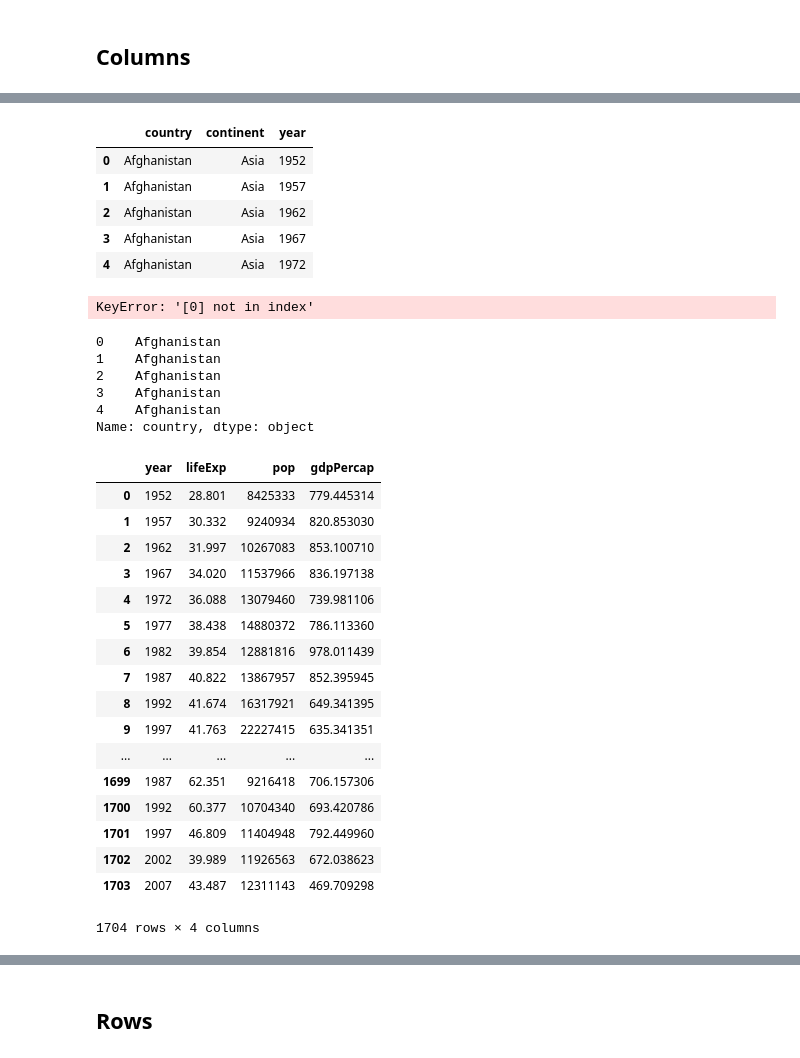
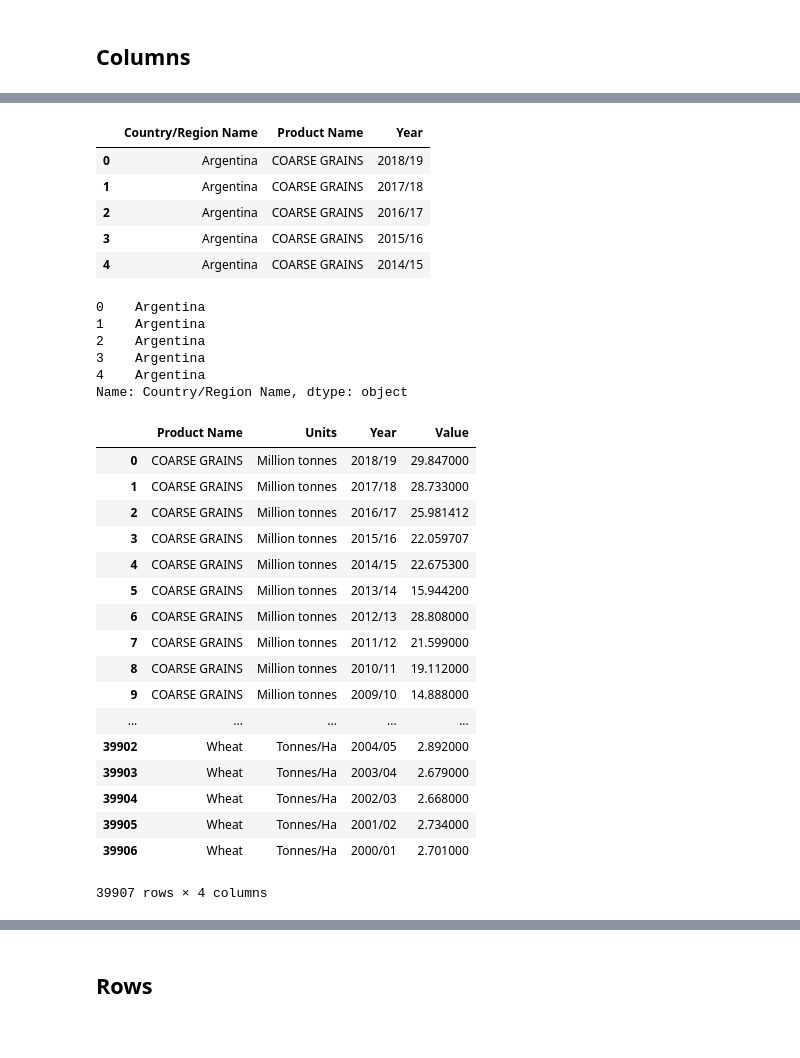
Before and after one commit to LaGuer/scipy-2017-tutorial-pandas, a Jupyter notebook: 01-notes/01-pandas_intro.ipynb, the cells around one changed output, grey strips where cells are left out. Saved outputs shown, nothing was run; the diff lists cells and outputs as text; code cells hidden in the pictures.

```diff
--- a/01-notes/01-pandas_intro.ipynb
+++ b/01-notes/01-pandas_intro.ipynb
@@ -138,59 +158,57 @@ Name: country, dtype: object
 # %%
 # subset multiple columns
-df[['Country/Region Name', 'SUBJECT', 'TIME']].head()
+df[['Country/Region Name', 'Product Name', 'Year']].head()
 # %% [output]
-|  | country | continent | year |
-| 0 | Afghanistan | Asia | 1952 |
-| 1 | Afghanistan | Asia | 1957 |
-| 2 | Afghanistan | Asia | 1962 |
-| 3 | Afghanistan | Asia | 1967 |
-| 4 | Afghanistan | Asia | 1972 |
+|  | Country/Region Name | Product Name | Year |
+| 0 | Argentina | COARSE GRAINS | 2018/19 |
+| 1 | Argentina | COARSE GRAINS | 2017/18 |
+| 2 | Argentina | COARSE GRAINS | 2016/17 |
+| 3 | Argentina | COARSE GRAINS | 2015/16 |
+| 4 | Argentina | COARSE GRAINS | 2014/15 |
 # %%
 # subset columns by position
 # starts from 0
 
 # this is a recent change from v 0.19
-df[[0]]
+# df[[0]]
-# %% [output]
-KeyError: '[0] not in index'
 # %%
 # seen often,
 # really used for convenience, don't rely on it
 # for example dropping or deleting columns
-df.country.head()
+country_df.head()
 # %% [output]
-0    Afghanistan
-1    Afghanistan
-2    Afghanistan
-3    Afghanistan
-4    Afghanistan
-Name: country, dtype: object
+0    Argentina
+1    Argentina
+2    Argentina
+3    Argentina
+4    Argentina
+Name: Country/Region Name, dtype: object
 # %%
 # delete columns
 # this will drop a column in-place
-del df['Country/Region Name']  # del df.country won't work
+del df['Data Source']  # del df.country won't work
 
 # this won't unless you use the inplace parameter
-df.drop('Data Source', axis=1)
+df.drop('Element Name', axis=1)
 # %% [output]
-|  | year | lifeExp | pop | gdpPercap |
-| 0 | 1952 | 28.801 | 8425333 | 779.445314 |
-| 1 | 1957 | 30.332 | 9240934 | 820.853030 |
-| 2 | 1962 | 31.997 | 10267083 | 853.100710 |
-| 3 | 1967 | 34.020 | 11537966 | 836.197138 |
-| 4 | 1972 | 36.088 | 13079460 | 739.981106 |
-| 5 | 1977 | 38.438 | 14880372 | 786.113360 |
-| 6 | 1982 | 39.854 | 12881816 | 978.011439 |
-| 7 | 1987 | 40.822 | 13867957 | 852.395945 |
-| 8 | 1992 | 41.674 | 16317921 | 649.341395 |
-| 9 | 1997 | 41.763 | 22227415 | 635.341351 |
+|  | Product Name | Units | Year | Value |
+| 0 | COARSE GRAINS | Million tonnes | 2018/19 | 29.847000 |
+| 1 | COARSE GRAINS | Million tonnes | 2017/18 | 28.733000 |
+| 2 | COARSE GRAINS | Million tonnes | 2016/17 | 25.981412 |
+| 3 | COARSE GRAINS | Million tonnes | 2015/16 | 22.059707 |
+| 4 | COARSE GRAINS | Million tonnes | 2014/15 | 22.675300 |
+| 5 | COARSE GRAINS | Million tonnes | 2013/14 | 15.944200 |
+| 6 | COARSE GRAINS | Million tonnes | 2012/13 | 28.808000 |
+| 7 | COARSE GRAINS | Million tonnes | 2011/12 | 21.599000 |
+| 8 | COARSE GRAINS | Million tonnes | 2010/11 | 19.112000 |
+| 9 | COARSE GRAINS | Million tonnes | 2009/10 | 14.888000 |
 | ... | ... | ... | ... | ... |
-| 1699 | 1987 | 62.351 | 9216418 | 706.157306 |
-| 1700 | 1992 | 60.377 | 10704340 | 693.420786 |
-| 1701 | 1997 | 46.809 | 11404948 | 792.449960 |
-| 1702 | 2002 | 39.989 | 11926563 | 672.038623 |
-| 1703 | 2007 | 43.487 | 12311143 | 469.709298 |
+| 39902 | Wheat | Tonnes/Ha | 2004/05 | 2.892000 |
+| 39903 | Wheat | Tonnes/Ha | 2003/04 | 2.679000 |
+| 39904 | Wheat | Tonnes/Ha | 2002/03 | 2.668000 |
+| 39905 | Wheat | Tonnes/Ha | 2001/02 | 2.734000 |
+| 39906 | Wheat | Tonnes/Ha | 2000/01 | 2.701000 |
-1704 rows × 4 columns
+39907 rows × 4 columns
 # %%
 df.head()
 # %% [output]
```
Also changed, not shown: parts of 46 cells of this notebook.
